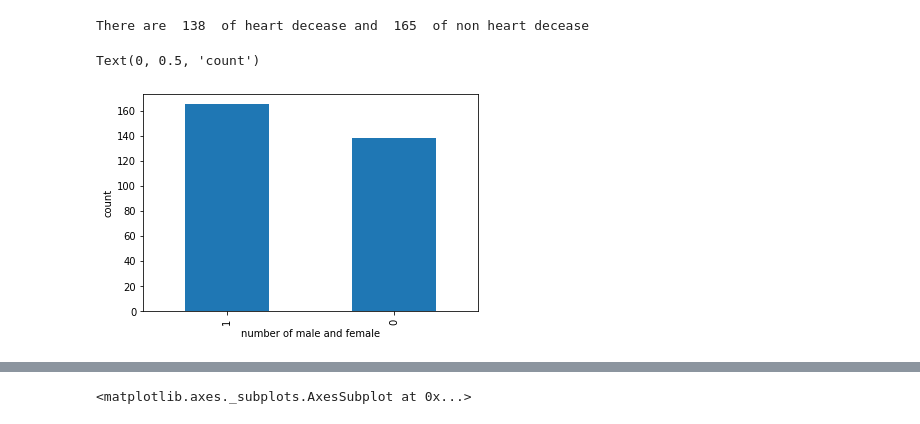
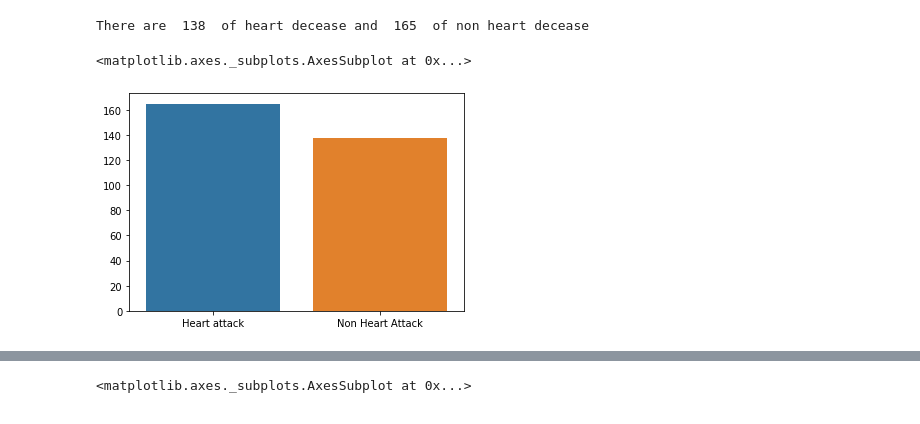
Before and after one commit to Intraraksa/ML-projects, a Jupyter notebook: Heart_Disease.ipynb, the cells around one changed output, grey strips where cells are left out. Cells and saved outputs as stored; diff of their text form; code cells hidden in the pictures.

```diff
--- a/Heart_Disease.ipynb
+++ b/Heart_Disease.ipynb
@@ -91,13 +91,12 @@ count = pd.value_counts(df['target'])
 print("There are ",count[0],' of heart decease and ',count[1],' of non heart decease')
 # %% [output]
 There are  138  of heart decease and  165  of non heart decease
-# %%
-count.plot(kind = 'bar')
-plt.xlabel('number of male and female')
-plt.ylabel('count')
-# %% [output]
-Text(0, 0.5, 'count')
-[figure, removed]
+# %%
+dicease,non_dicease = pd.value_counts(df['target'])
+sns.barplot(x = ['Heart attack','Non Heart Attack'] ,y = [dicease,non_dicease])
+# %% [output]
+<matplotlib.axes._subplots.AxesSubplot at 0x...>
+[figure, added]
 # %%
 def sex_appear(sex):
     Sex = []
```
Also changed, not shown: parts of 23 cells of this notebook.
